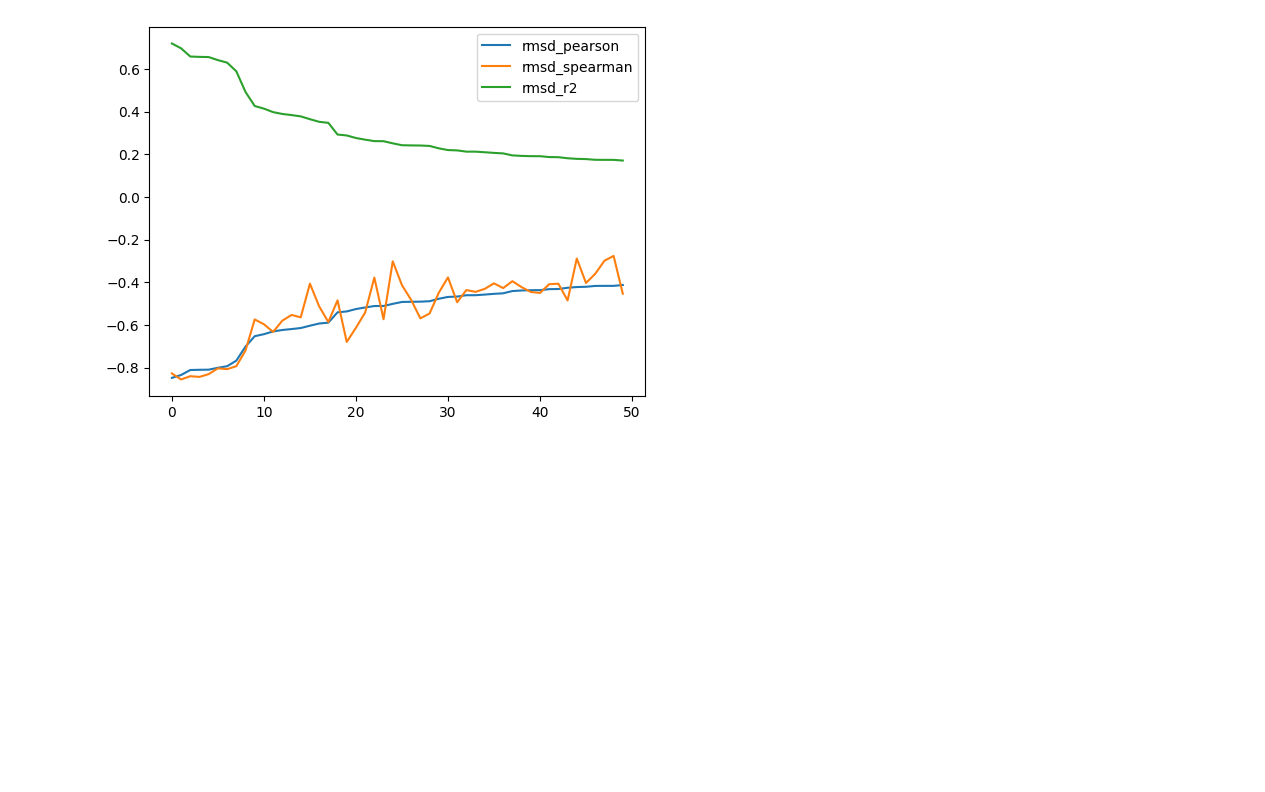
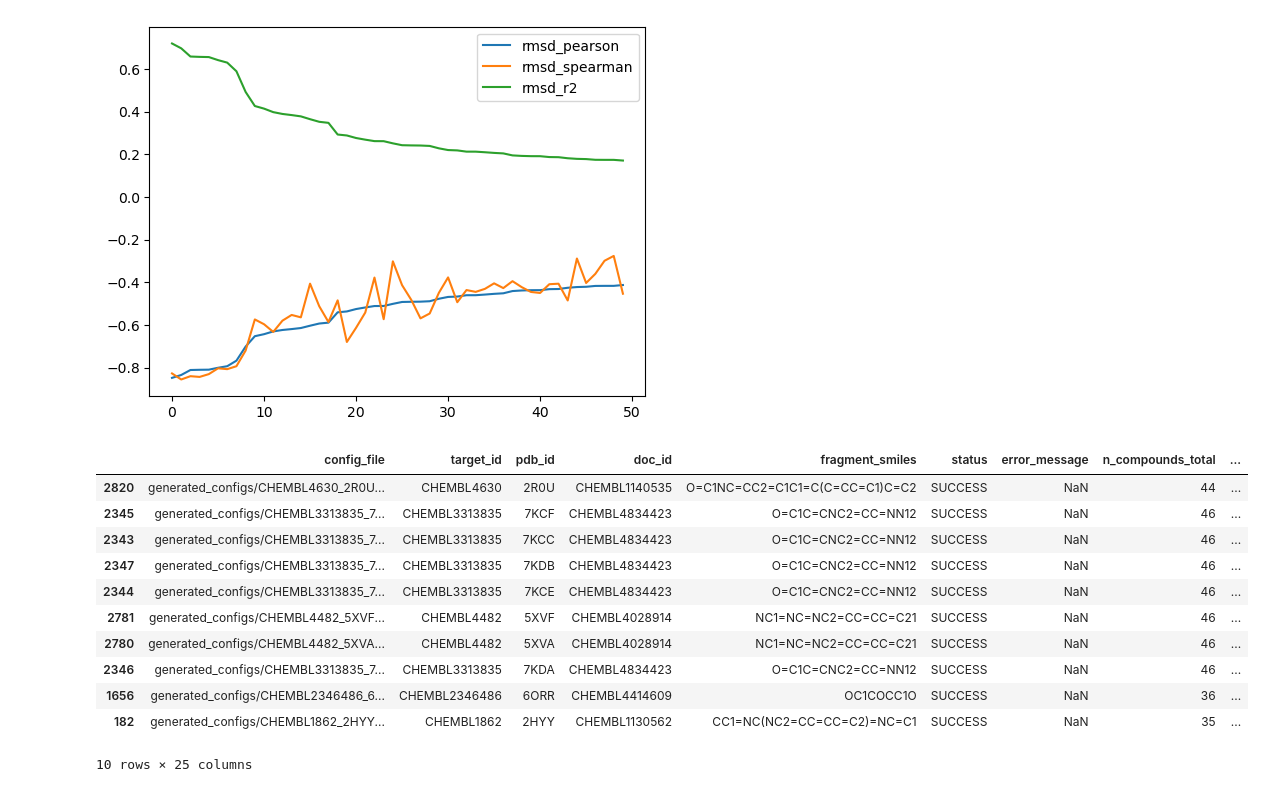
Before and after one commit to Popov-Lab-UNC/mockdock, a Jupyter notebook: notebooks/chembl-download.ipynb, the cells around one changed output. Drawn from its saved outputs; the diff is of its cells as text; code cells hidden in the pictures; blank space fills up the shorter version.

```diff
--- a/notebooks/chembl-download.ipynb
+++ b/notebooks/chembl-download.ipynb
@@ -85,3 +88,18 @@ plt.legend()
 plt.show()
 # %% [output]
 [figure]
+# %%
+sorted_df.head(10)
+# %% [output]
+|  | config_file | target_id | pdb_id | doc_id | fragment_smiles | status | error_message | n_compounds_total | ... |
+| 2820 | generated_configs/CHEMBL4630_2R0U... | CHEMBL4630 | 2R0U | CHEMBL1140535 | O=C1NC=CC2=C1C1=C(C=CC=C1)C=C2 | SUCCESS | NaN | 44 | ... |
+| 2345 | generated_configs/CHEMBL3313835_7... | CHEMBL3313835 | 7KCF | CHEMBL4834423 | O=C1C=CNC2=CC=NN12 | SUCCESS | NaN | 46 | ... |
+| 2343 | generated_configs/CHEMBL3313835_7... | CHEMBL3313835 | 7KCC | CHEMBL4834423 | O=C1C=CNC2=CC=NN12 | SUCCESS | NaN | 46 | ... |
+| 2347 | generated_configs/CHEMBL3313835_7... | CHEMBL3313835 | 7KDB | CHEMBL4834423 | O=C1C=CNC2=CC=NN12 | SUCCESS | NaN | 46 | ... |
+| 2344 | generated_configs/CHEMBL3313835_7... | CHEMBL3313835 | 7KCE | CHEMBL4834423 | O=C1C=CNC2=CC=NN12 | SUCCESS | NaN | 46 | ... |
+| 2781 | generated_configs/CHEMBL4482_5XVF... | CHEMBL4482 | 5XVF | CHEMBL4028914 | NC1=NC=NC2=CC=CC=C21 | SUCCESS | NaN | 46 | ... |
+| 2780 | generated_configs/CHEMBL4482_5XVA... | CHEMBL4482 | 5XVA | CHEMBL4028914 | NC1=NC=NC2=CC=CC=C21 | SUCCESS | NaN | 46 | ... |
+| 2346 | generated_configs/CHEMBL3313835_7... | CHEMBL3313835 | 7KDA | CHEMBL4834423 | O=C1C=CNC2=CC=NN12 | SUCCESS | NaN | 46 | ... |
+| 1656 | generated_configs/CHEMBL2346486_6... | CHEMBL2346486 | 6ORR | CHEMBL4414609 | OC1COCC1O | SUCCESS | NaN | 36 | ... |
+| 182 | generated_configs/CHEMBL1862_2HYY... | CHEMBL1862 | 2HYY | CHEMBL1130562 | CC1=NC(NC2=CC=CC=C2)=NC=C1 | SUCCESS | NaN | 35 | ... |
+10 rows × 25 columns
```
Also changed, not shown: parts of 6 cells of this notebook, 27 other files.
